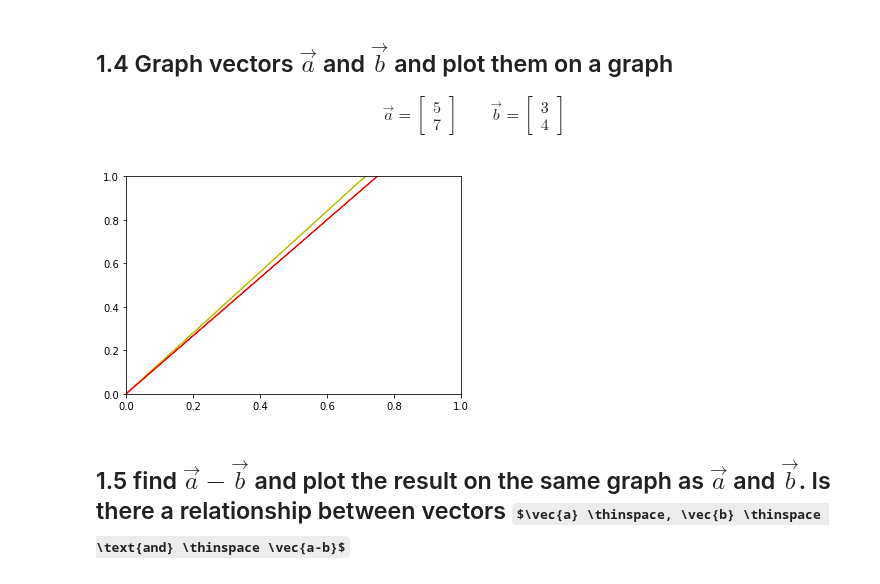
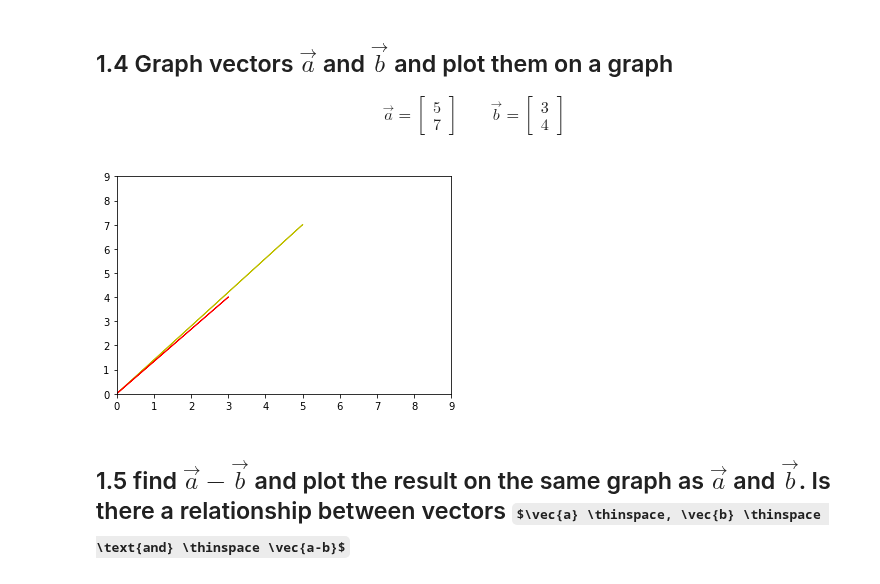
Before and after one commit to lmstephens/DS-Unit-1-Sprint-3-Linear-Algebra, a Jupyter notebook: module1-vectors-and-matrices/LS_DS_131_Vectors_and_Matrices_Assignment.ipynb, the cells around one changed output. Cells and saved outputs as stored; diff of their text form; code cells hidden in the pictures; some formulas as TeX source.

```diff
--- a/module1-vectors-and-matrices/LS_DS_131_Vectors_and_Matrices_Assignment.ipynb
+++ b/module1-vectors-and-matrices/LS_DS_131_Vectors_and_Matrices_Assignment.ipynb
@@ -65,15 +65,18 @@ print(pi)
 # %%
 #5 is X, 7 is Y
 #a is yellow b is red
 a = [5, 7]
 b = [3, 4]
 
 plt.arrow(0, 0, 5, 7, head_width=.02, head_length=0.01, color = 'y')
 plt.arrow(0, 0, 3, 4, head_width=.02, head_length=0.01, color = 'r')
 
+plt.xlim(0, 9)
+plt.ylim(0, 9)
+
 plt.show()
 # %% [output]
-[figure, old version]
+[figure, new version]
 # %% [markdown]
 ## 1.5 find $\vec{a} - \vec{b}$ and plot the result on the same graph as $\vec{a}$ and $\vec{b}$. Is there a relationship between vectors $\vec{a} \thinspace, \vec{b} \thinspace \text{and} \thinspace \vec{a-b}$
 # %% [markdown]
```
